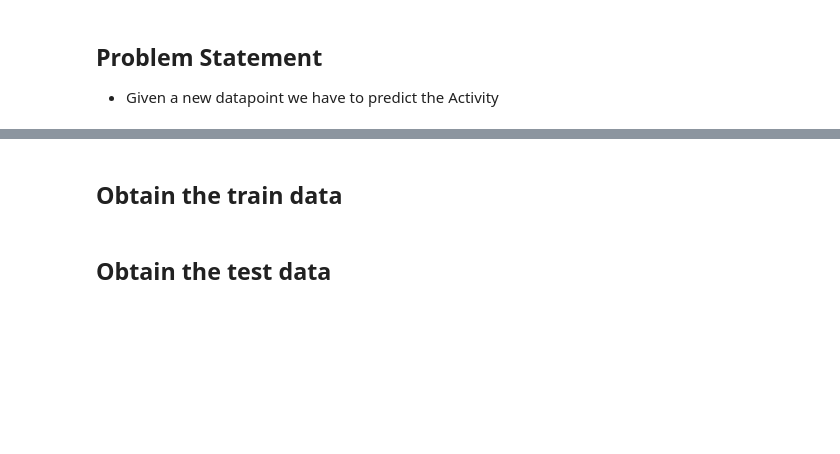
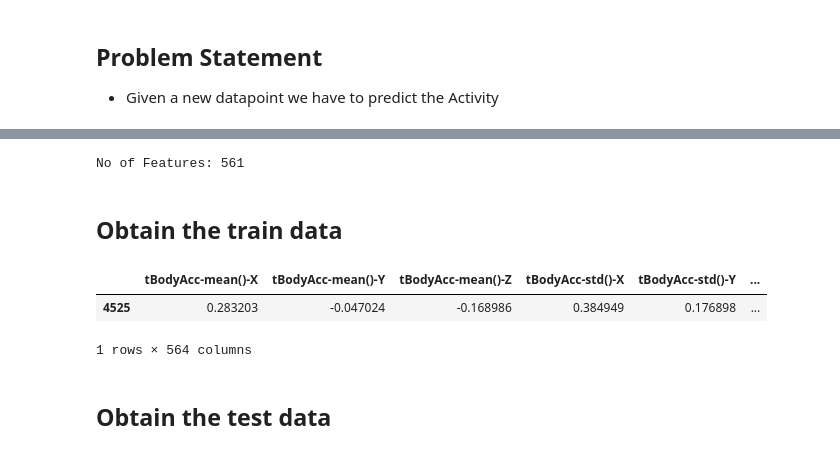
Before and after one commit to SherazKhan/Motor, a Jupyter notebook: Motor.ipynb, the cells around one changed output, grey strips where cells are left out. Drawn from its saved outputs; the diff is of its cells as text; code cells hidden in the pictures; blank space fills up the shorter version.

```diff
--- a/Motor.ipynb
+++ b/Motor.ipynb
@@ -224,27 +222,33 @@ AttributeError: module 'tensorflow' has no attribute 'set_random_seed'
 # %%
 # get the features from the file features.txt
 features = list()
-with open('UCI_HAR_Dataset/features.txt') as f:
+with open('/content/drive/My Drive/Motor/UCI_HAR_dataset/features.txt') as f:
     features = [line.split()[1] for line in f.readlines()]
 print('No of Features: {}'.format(len(features)))
+# %% [output]
+No of Features: 561
 # %% [markdown]
 ## Obtain the  train data
 # %%
 # get the data from txt files to pandas dataffame
-X_train = pd.read_csv('UCI_HAR_dataset/train/X_train.txt', delim_whitespace=True, header=None, names=features)
+X_train = pd.read_csv('/content/drive/My Drive/Motor/UCI_HAR_dataset/train/X_train.txt', delim_whitespace=True, header=None, names=features)
 
 # add subject column to the dataframe
-X_train['subject'] = pd.read_csv('UCI_HAR_dataset/train/subject_train.txt', header=None, squeeze=True)
+X_train['subject'] = pd.read_csv('/content/drive/My Drive/Motor/UCI_HAR_dataset/train/subject_train.txt', header=None, squeeze=True)
 
-y_train = pd.read_csv('UCI_HAR_dataset/train/y_train.txt', names=['Activity'], squeeze=True)
+y_train = pd.read_csv('/content/drive/My Drive/Motor/UCI_HAR_dataset/train/y_train.txt', names=['Activity'], squeeze=True)
 y_train_labels = y_train.map({1: 'WALKING', 2:'WALKING_UPSTAIRS',3:'WALKING_DOWNSTAIRS',\
                        4:'SITTING', 5:'STANDING',6:'LAYING'})
 
 # put all columns in a single dataframe
 train = X_train
 train['Activity'] = y_train
 train['ActivityName'] = y_train_labels
 train.sample()
+# %% [output]
+|  | tBodyAcc-mean()-X | tBodyAcc-mean()-Y | tBodyAcc-mean()-Z | tBodyAcc-std()-X | tBodyAcc-std()-Y | ... |
+| 4525 | 0.283203 | -0.047024 | -0.168986 | 0.384949 | 0.176898 | ... |
+1 rows × 564 columns
 # %%
 train.shape
 # %% [markdown]
```
Also changed, not shown: parts of 8 cells of this notebook.
